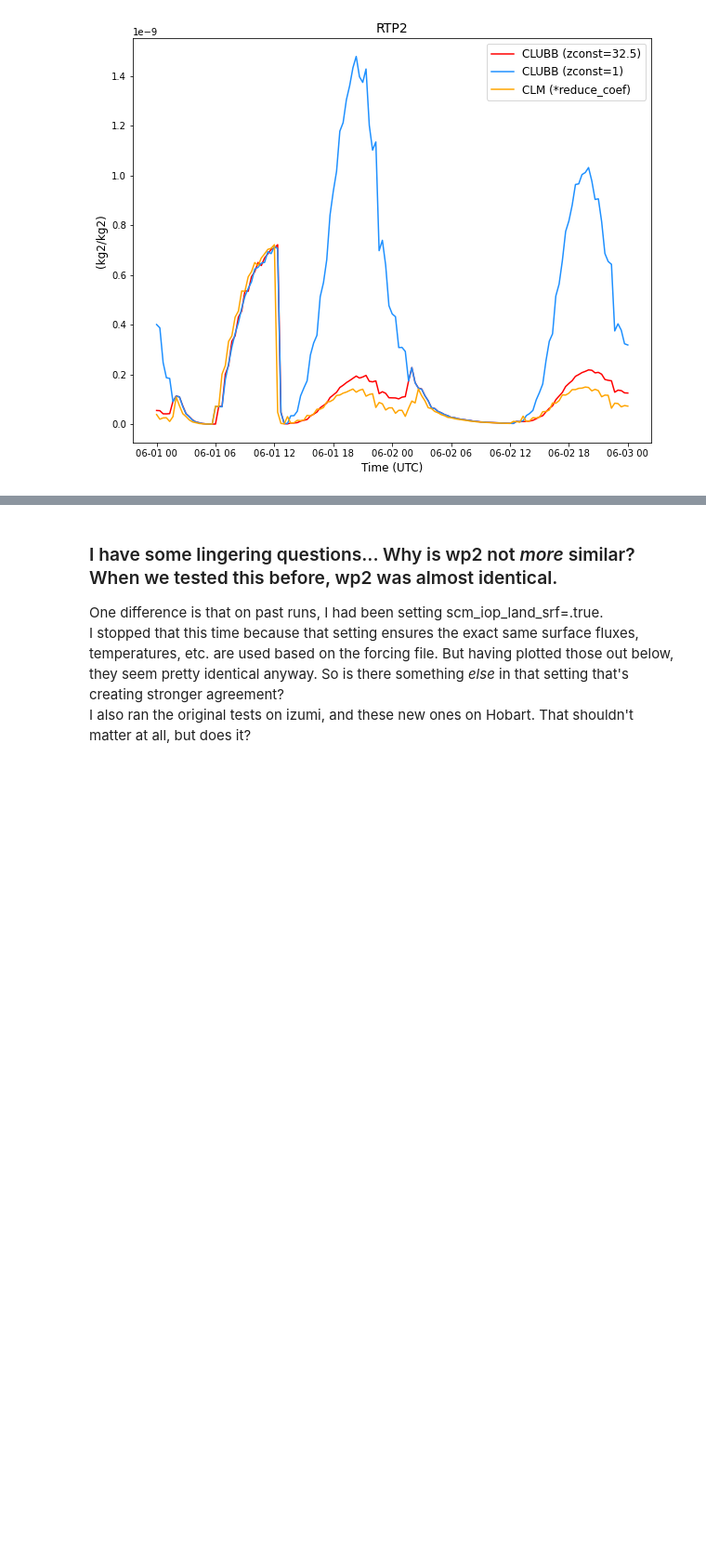
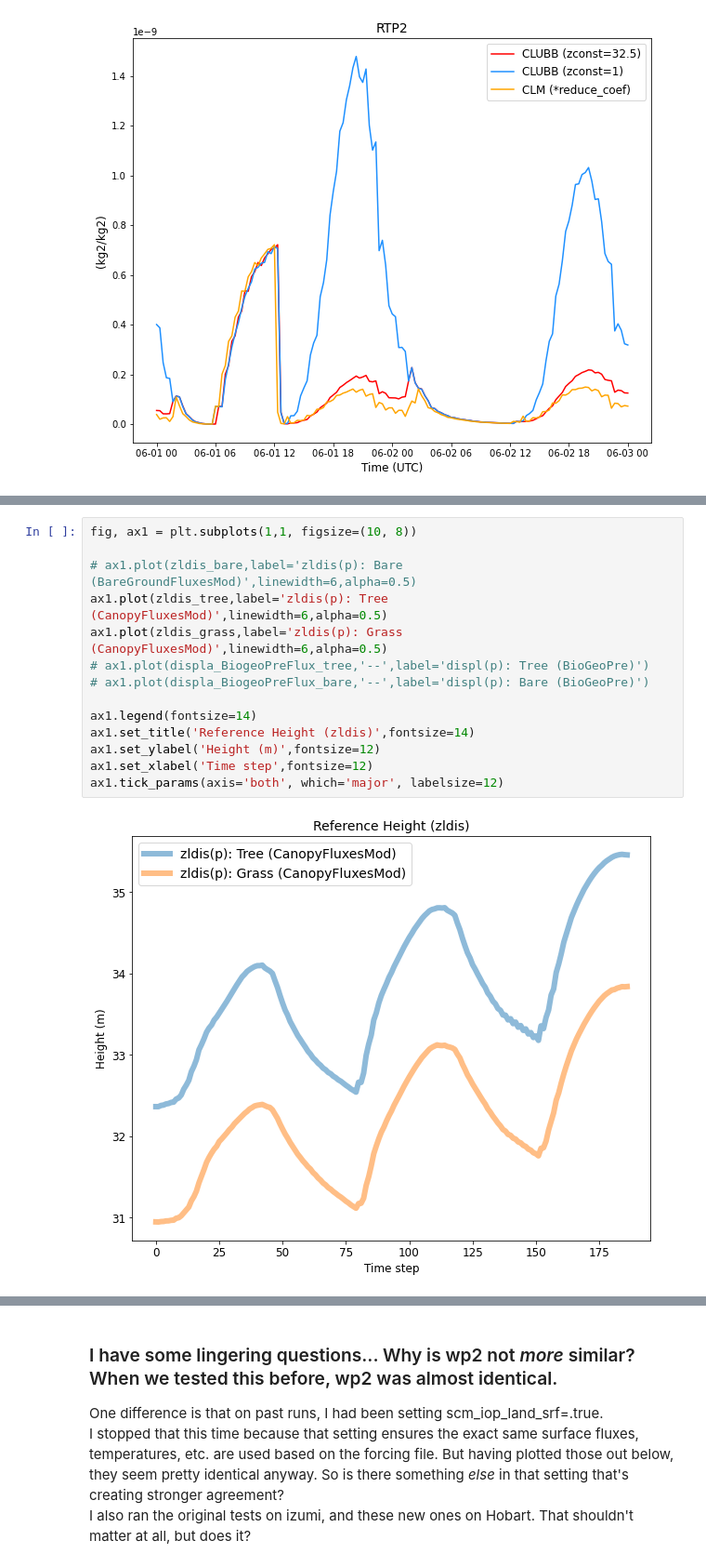
Before and after one commit to megandevlan/CLASP-CESM2_analysis, a Jupyter notebook: ZetaDifferences.ipynb, the cells around one changed output, grey strips where cells are left out. Shown at 93% size. Drawn from its saved outputs; the diff is of its cells as text; blank space fills up the shorter version.

Commit message:
More details on zldis in CLM

```diff
--- a/ZetaDifferences.ipynb
+++ b/ZetaDifferences.ipynb
@@ -268,0 +594,16 @@ Text(0.5, 0, 'Time (UTC)')
+# %%
+fig, ax1 = plt.subplots(1,1, figsize=(10, 8))
+
+# ax1.plot(zldis_bare,label='zldis(p): Bare (BareGroundFluxesMod)',linewidth=6,alpha=0.5)
+ax1.plot(zldis_tree,label='zldis(p): Tree (CanopyFluxesMod)',linewidth=6,alpha=0.5)
+ax1.plot(zldis_grass,label='zldis(p): Grass (CanopyFluxesMod)',linewidth=6,alpha=0.5)
+# ax1.plot(displa_BiogeoPreFlux_tree,'--',label='displ(p): Tree (BioGeoPre)')
+# ax1.plot(displa_BiogeoPreFlux_bare,'--',label='displ(p): Bare (BioGeoPre)')
+
+ax1.legend(fontsize=14)
+ax1.set_title('Reference Height (zldis)',fontsize=14)
+ax1.set_ylabel('Height (m)',fontsize=12)
+ax1.set_xlabel('Time step',fontsize=12)
+ax1.tick_params(axis='both', which='major', labelsize=12)
+# %% [output]
+[figure, added]
```
Also changed, not shown: parts of 8 cells of this notebook.
